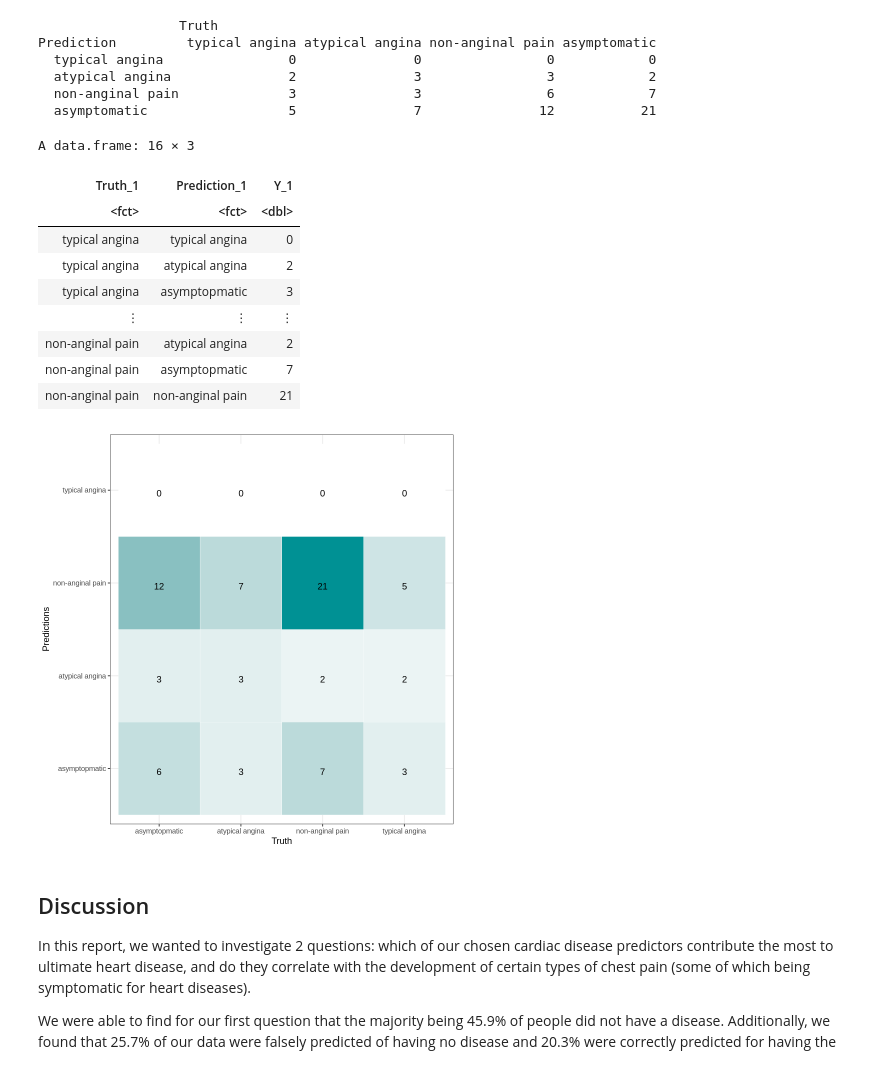
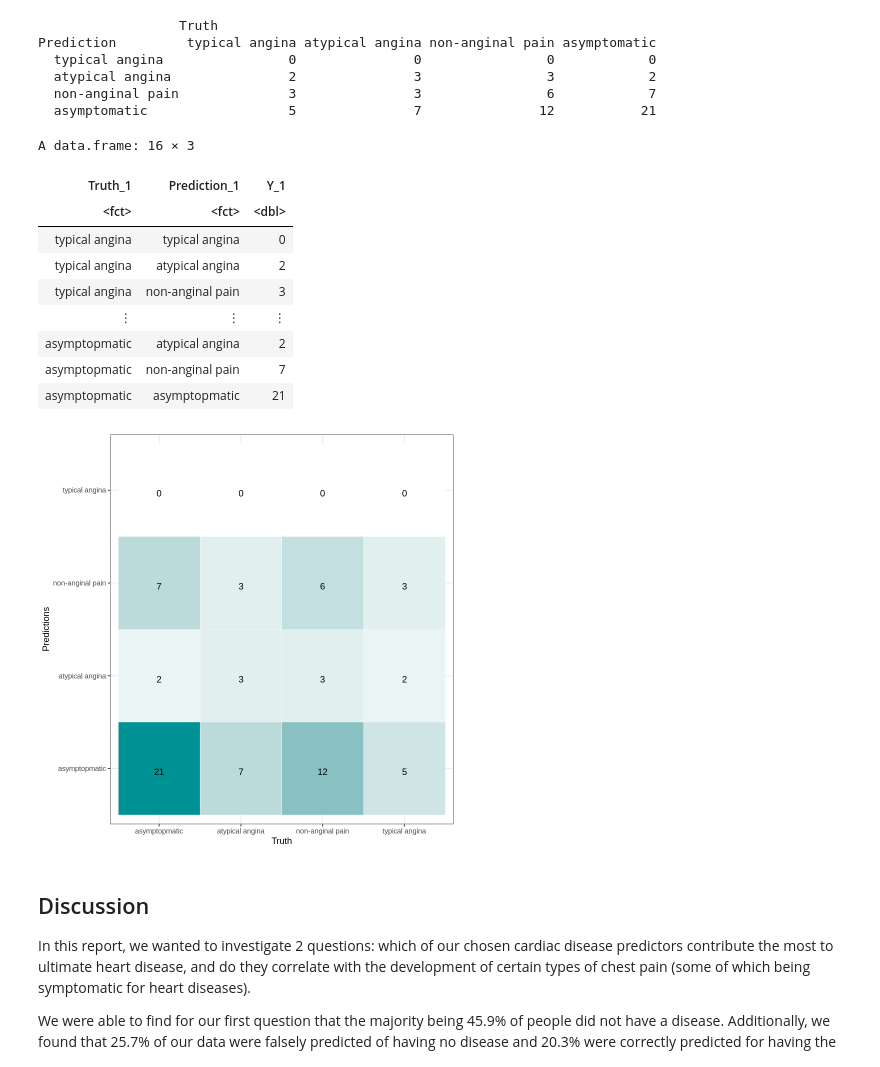
Before and after one commit to ssyl29/group_project, a Jupyter notebook: redemption.ipynb, the cells around one changed output. Saved outputs shown, nothing was run; the diff lists cells and outputs as text; code cells hidden in the pictures.

```diff
--- a/redemption.ipynb
+++ b/redemption.ipynb
@@ -309,43 +309,43 @@ Prediction         typical angina atypical angina non-anginal pain asymptomatic
 # %%
 set.seed(2000)
 
 
 Truth_1 <- factor(c("typical angina", "typical angina", "typical angina", "typical angina",
-                  "atypical angina",  "atypical angina", "atypical angina", "atypical angina",
-                  "asymptopmatic", "asymptopmatic", "asymptopmatic", "asymptopmatic",
-                  "non-anginal pain","non-anginal pain","non-anginal pain","non-anginal pain"))
+                    "atypical angina",  "atypical angina", "atypical angina", "atypical angina",
+                    "non-anginal pain","non-anginal pain","non-anginal pain","non-anginal pain",
+                    "asymptopmatic", "asymptopmatic", "asymptopmatic", "asymptopmatic"))
 
-Prediction_1 <- factor(c("typical angina", "atypical angina", "asymptopmatic", "non-anginal pain",
-                       "typical angina", "atypical angina", "asymptopmatic", "non-anginal pain",
-                       "typical angina", "atypical angina", "asymptopmatic", "non-anginal pain",
-                       "typical angina", "atypical angina", "asymptopmatic", "non-anginal pain"))
+Prediction_1 <- factor(c("typical angina", "atypical angina", "non-anginal pain", "asymptopmatic",
+                       "typical angina", "atypical angina", "non-anginal pain", "asymptopmatic",
+                        "typical angina", "atypical angina", "non-anginal pain", "asymptopmatic",
+                        "typical angina", "atypical angina", "non-anginal pain", "asymptopmatic"))
 Y_1 <- c(0, 2, 3, 5,
         0, 3, 3, 7,
         0, 3, 6, 12,
         0, 2, 7, 21)
 
 df_1 <- data.frame(Truth_1, Prediction_1, Y_1)
 
 df_1
 
 ggplot(data = df_1, mapping = aes(x = Truth_1, y = Prediction_1)) +
   geom_tile(aes(fill = Y_1), colour = "white") +
   geom_text(aes(label = sprintf("%1.0f", Y_1)), vjust = 1) +
   scale_fill_gradient(low = "white", high = "#009194") +
   theme_bw() + theme(legend.position = "none")+
   labs(x = "Truth", y = "Predictions")
 # %% [output]
 A data.frame: 16 × 3
 | Truth_1 | Prediction_1 | Y_1 |
 | <fct> | <fct> | <dbl> |
 | typical angina | typical angina | 0 |
 | typical angina | atypical angina | 2 |
-| typical angina | asymptopmatic | 3 |
+| typical angina | non-anginal pain | 3 |
 | ⋮ | ⋮ | ⋮ |
-| non-anginal pain | atypical angina | 2 |
-| non-anginal pain | asymptopmatic | 7 |
-| non-anginal pain | non-anginal pain | 21 |
+| asymptopmatic | atypical angina | 2 |
+| asymptopmatic | non-anginal pain | 7 |
+| asymptopmatic | asymptopmatic | 21 |
-[figure, old version]
+[figure, new version]
 # %% [markdown]
 ## Discussion
 
```
